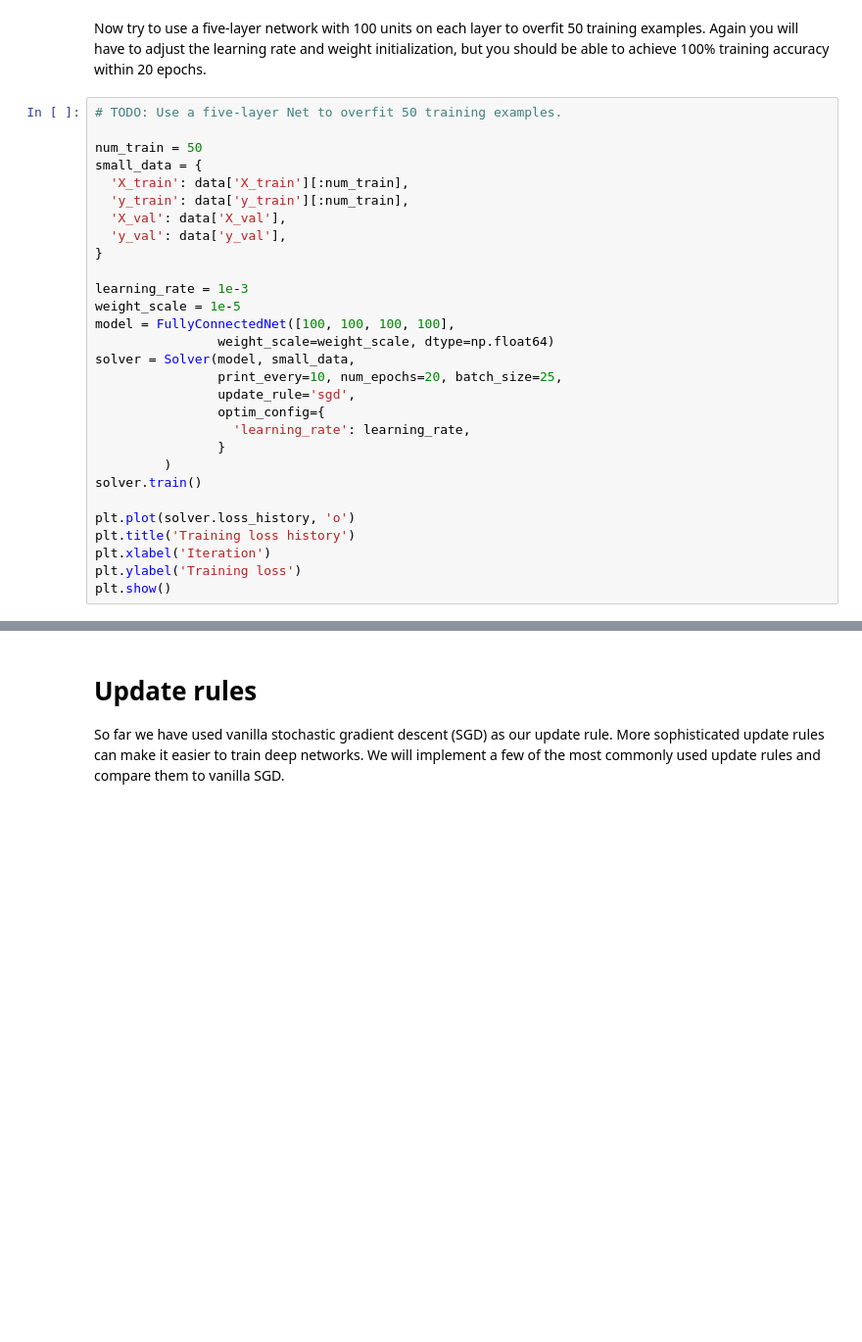
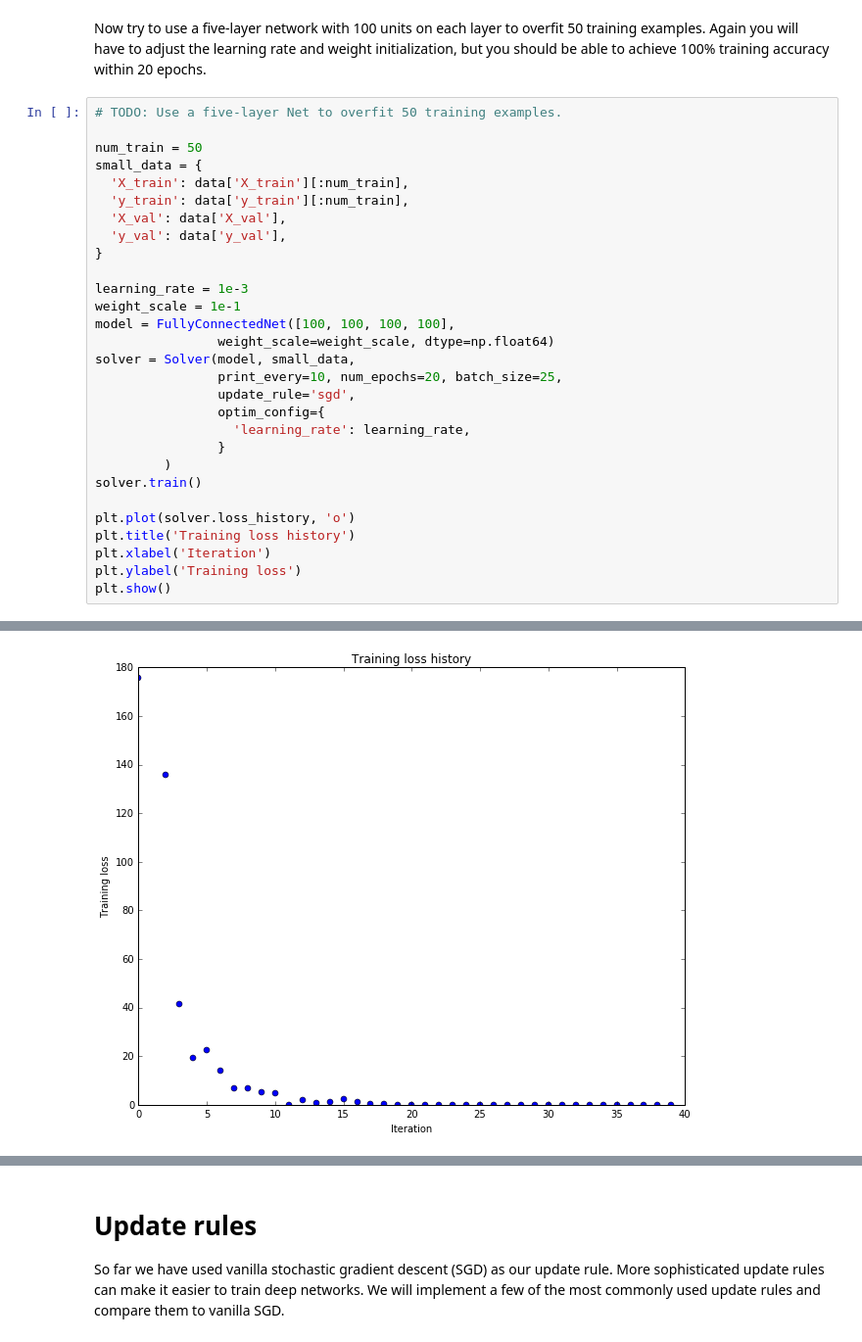
Before and after one commit to corenel/CS231n, a Jupyter notebook: assignment2/FullyConnectedNets.ipynb, the cells around one changed output, grey strips where cells are left out. Shown at 98% size. Cells and saved outputs as stored; diff of their text form; blank space fills up the shorter version.

```diff
--- a/assignment2/FullyConnectedNets.ipynb
+++ b/assignment2/FullyConnectedNets.ipynb
@@ -370,7 +483,7 @@ small_data = {
 }
 
 learning_rate = 1e-3
-weight_scale = 1e-5
+weight_scale = 1e-1
 model = FullyConnectedNet([100, 100, 100, 100],
                 weight_scale=weight_scale, dtype=np.float64)
 solver = Solver(model, small_data,
@@ -387,3 +500,4 @@ plt.title('Training loss history')
 plt.xlabel('Iteration')
 plt.ylabel('Training loss')
 plt.show()
+# %% [output]
@@ -390,3 +521,4 @@ plt.show()
+[figure, added]
 # %% [markdown]
 # Inline question:
 Did you notice anything about the comparative difficulty of training the three-layer net vs training the five layer net?
```
Also changed, not shown: parts of 20 cells of this notebook, 5 other files.
